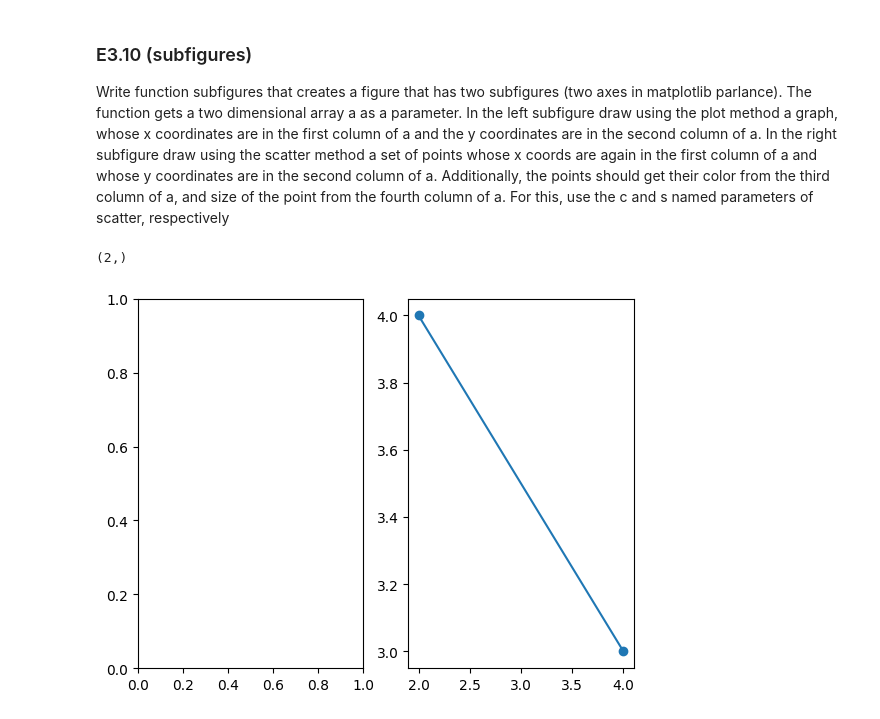
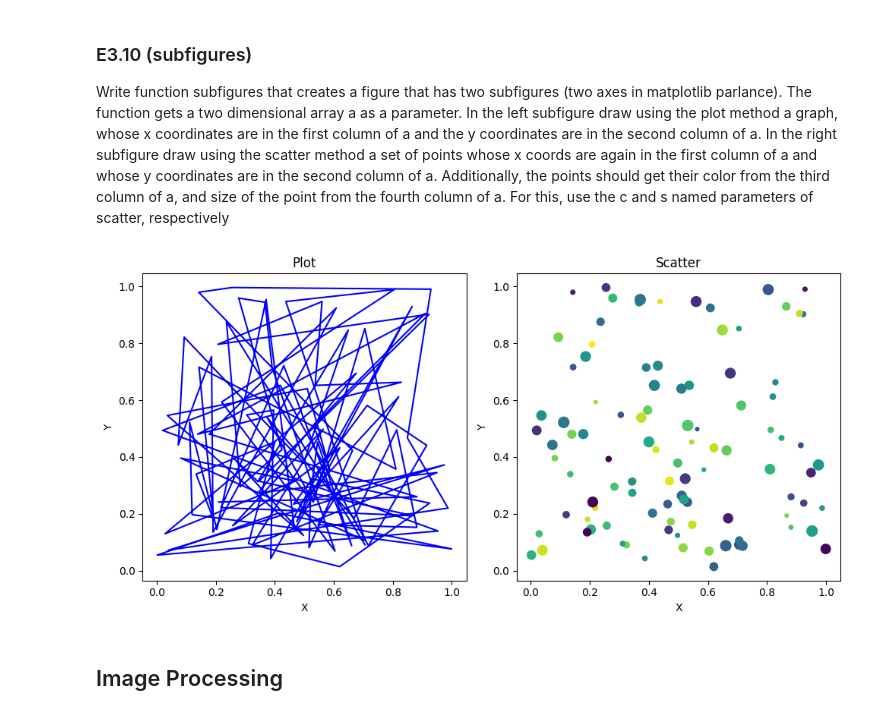
Before and after one commit to isaultirado77/Intro-to-ML, a Jupyter notebook: mooc-fi/mooc-data-analysis-with-python-2024-2025/matplotlib.ipynb, the cells around one changed output. Saved outputs shown, nothing was run; the diff lists cells and outputs as text; code cells hidden in the pictures.

```diff
--- a/mooc-fi/mooc-data-analysis-with-python-2024-2025/part2_matplotlib.ipynb
+++ b/mooc-fi/mooc-data-analysis-with-python-2024-2025/matplotlib.ipynb
@@ -59,22 +61,33 @@ Write function subfigures that creates a figure that has two subfigures (two axe
 def subfigures(a: np.ndarray):
     fig, ax = plt.subplots(1, 2, figsize=(10, 5))
 
-    # subfigura izquierda: linea
-    ax[0] = plt.plot(a[:, 0], a[:, 1])
-    ax[0] = plt.set_title('Plot')
+    # Gráfico de línea en el primer eje (izquierda)
+    ax[0].plot(a[:, 0], a[:, 1], color='blue')
+    ax[0].set_title("Plot")
+    ax[0].set_xlabel("X")
+    ax[0].set_ylabel("Y")
 
-    # subfigura derecha: dispersion con color y tamaño personalizados
-    ax[1] = plt.scatter(a[:, 0], a[:, 1], c=a[:, 2], s=a[:, 3])
-    ax[1] = plt.set_tittle('Scatter')
+    # Gráfico de dispersión en el segundo eje (derecha)
+    scatter = ax[1].scatter(
+        a[:, 0], a[:, 1],
+        c=a[:, 2],         # color
+        s=a[:, 3],         # tamaño
+    )
+    ax[1].set_title("Scatter")
+    ax[1].set_xlabel("X")
+    ax[1].set_ylabel("Y")
 
+    plt.tight_layout()
     plt.show()
-# %%
-arr = np.array([[2, 4, 6, 7], [4, 3, 5, 1]])
-subfigures(arr)
-# %% [output]
-(2,)
-[figure, removed]
 # %%
 x = rng.random(100)
 y = rng.random(100)
 colors = rng.random(100)
+sizes = rng.random(100) * 90 + 10  # entre 10 y 100
+
+a = np.column_stack((x, y, colors, sizes))
+subfigures(a)
+# %% [output]
+[figure, added]
+# %% [markdown]
+## Image Processing
```
Also changed, not shown: parts of 1 cell of this notebook, 7 other files.
